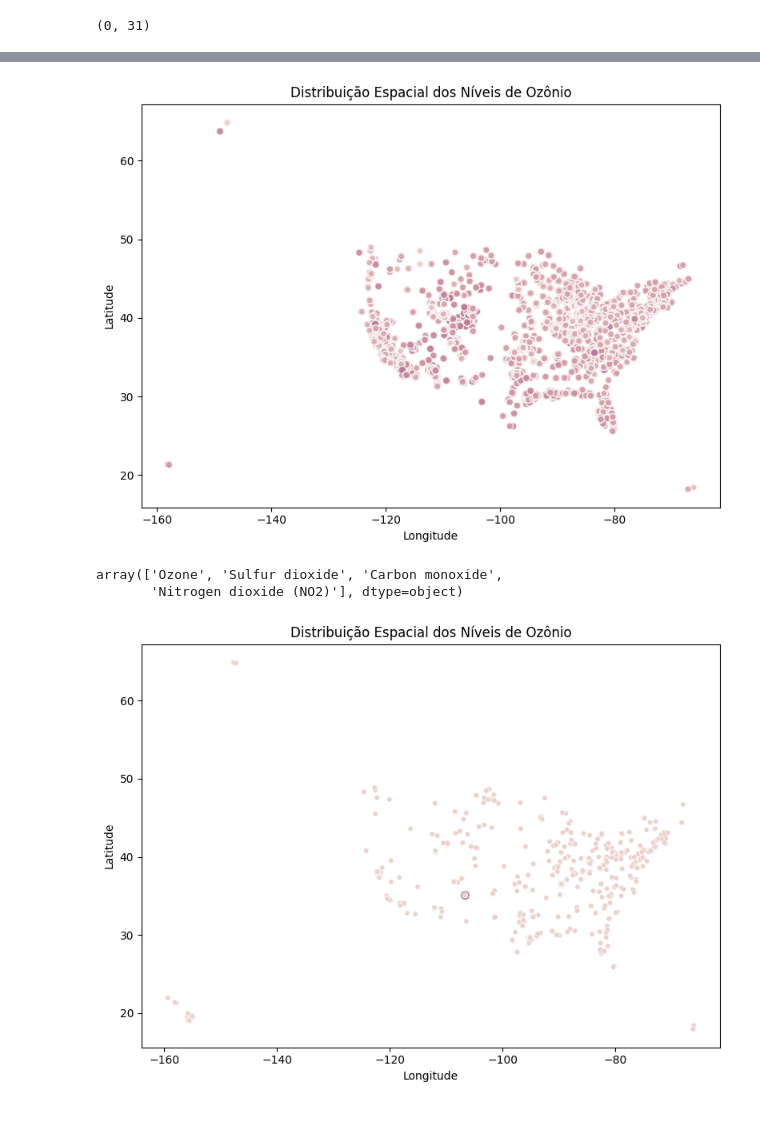
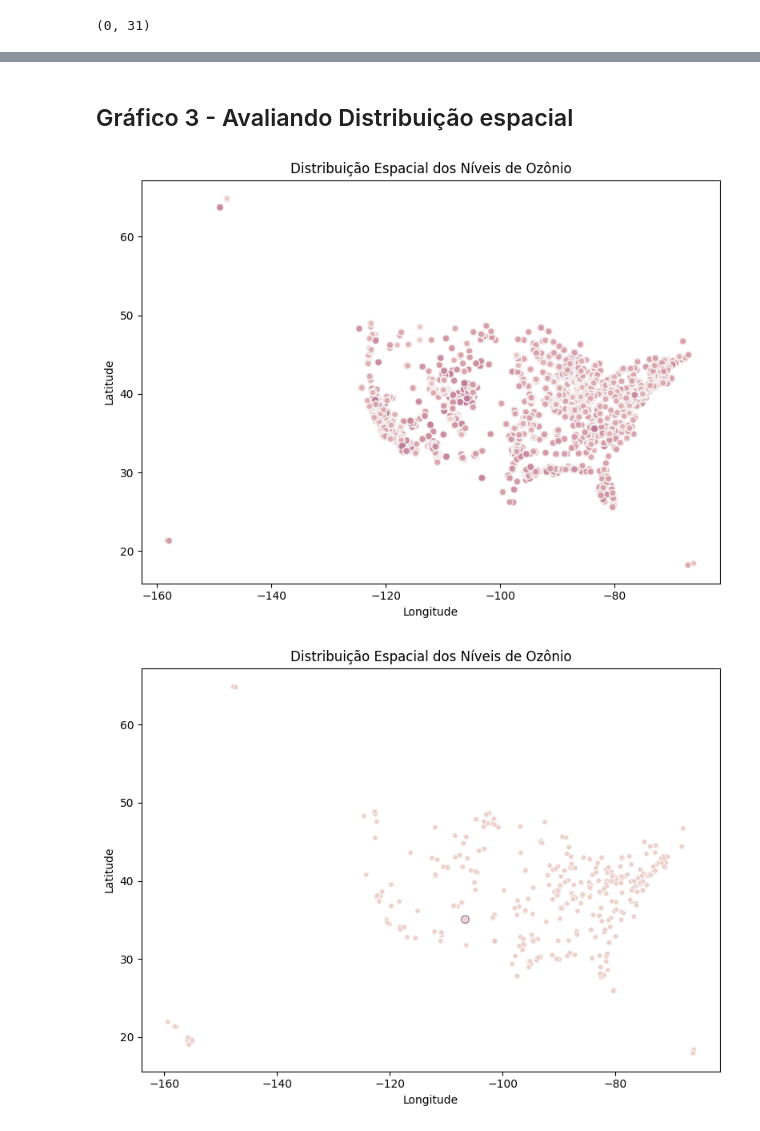
Before and after one commit to GSStoffel/exploracao_de_dados_qualidade_do_ar, a Jupyter notebook: notebook.ipynb, the cells around one changed output, grey strips where cells are left out. Drawn from its saved outputs; the diff is of its cells as text; code cells hidden in the pictures.

```diff
--- a/notebook.ipynb
+++ b/notebook.ipynb
@@ -485,5 +533,5 @@ df_co[df_co['Method Code'].isnull()][['Method Code', 'Method Name']].sample()
 # %% [markdown]
 Avaliado que os registros os quais a coluna Method Code está nula (NaN) o Method Name tem valores "-", o que representa que não há nome, então não há uma real necessidade de tratamento. Mas pode ser interessante substituir o "-" por NA para facilitar a visualização e tratamento futuro.
 # %%
-df_ozone['Method Name'] = df_ozone['Method Name'].str.strip().replace('-', pd.NA)
+df_all['Method Name'] = df_all['Method Name'].str.strip().replace('-', pd.NA)
 # %%
@@ -645,0 +617,5 @@ df_co = df_co[columns_reorder]
+# %%
+# Nas linhas onde a unidade de medida é "Parts per billion", deve dividir por 1000
+df_all.loc[df_all['Units of Measure'] == 'Parts per billion', 'Arithmetic Mean'] = df_all.loc[df_all['Units of Measure'] == 'Parts per billion', 'Arithmetic Mean'] / 1000
+# %%
+df_all['Units of Measure'] = df_all['Units of Measure'].replace('Parts per billion', 'Parts per million')
@@ -691,0 +659,5 @@ df_co.describe().T
+# %%
+# Substituindo valores negativos na coluna Arithmetic Mean e 1st Max Value por NA usando where
+df_all['Arithmetic Mean'] = df_all['Arithmetic Mean'].where(df_all['Arithmetic Mean'] >= 0, pd.NA)
+df_all['1st Max Value'] = df_all['1st Max Value'].where(df_all['1st Max Value'] >= 0, pd.NA)
+df_all[['Arithmetic Mean', '1st Max Value']].describe().T
@@ -777,27 +751,22 @@ plt.show()
+# %% [markdown]
+## Gráfico 3 - Avaliando Distribuição espacial
 # %%
-# === Célula 8: Exemplo de distribuição espacial (ex.: Ozônio) ===
-ozone = df_all[df_all['Parameter Name'] == 'Ozone']
-
 plt.figure(figsize=(8, 6))
 sns.scatterplot(
-    data=ozone,
+    data=df_all[df_all['Parameter Name'] == 'Ozone'],
     x='Longitude',
     y='Latitude',
     size='Arithmetic Mean',
     hue='Arithmetic Mean',
     alpha=0.6,
     legend=False
 )
 plt.title('Distribuição Espacial dos Níveis de Ozônio')
 plt.xlabel('Longitude')
 plt.ylabel('Latitude')
 plt.tight_layout()
 plt.show()
+plt.close()
 # %% [output]
-[figure, old version]
+[figure, new version]
-# %%
-df_all['Parameter Name'].unique()
-# %% [output]
-array(['Ozone', 'Sulfur dioxide', 'Carbon monoxide',
-       'Nitrogen dioxide (NO2)'], dtype=object)
 # %%
```
Also changed, not shown: parts of 85 cells of this notebook.
